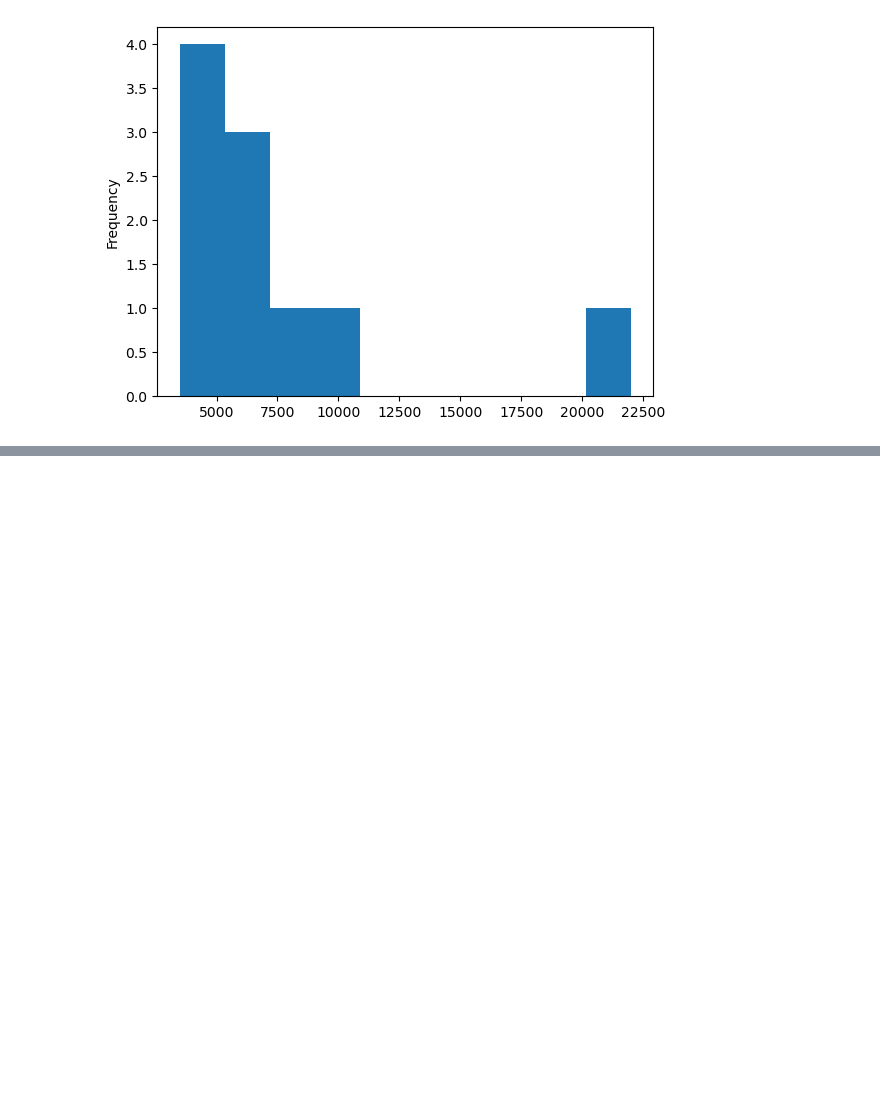
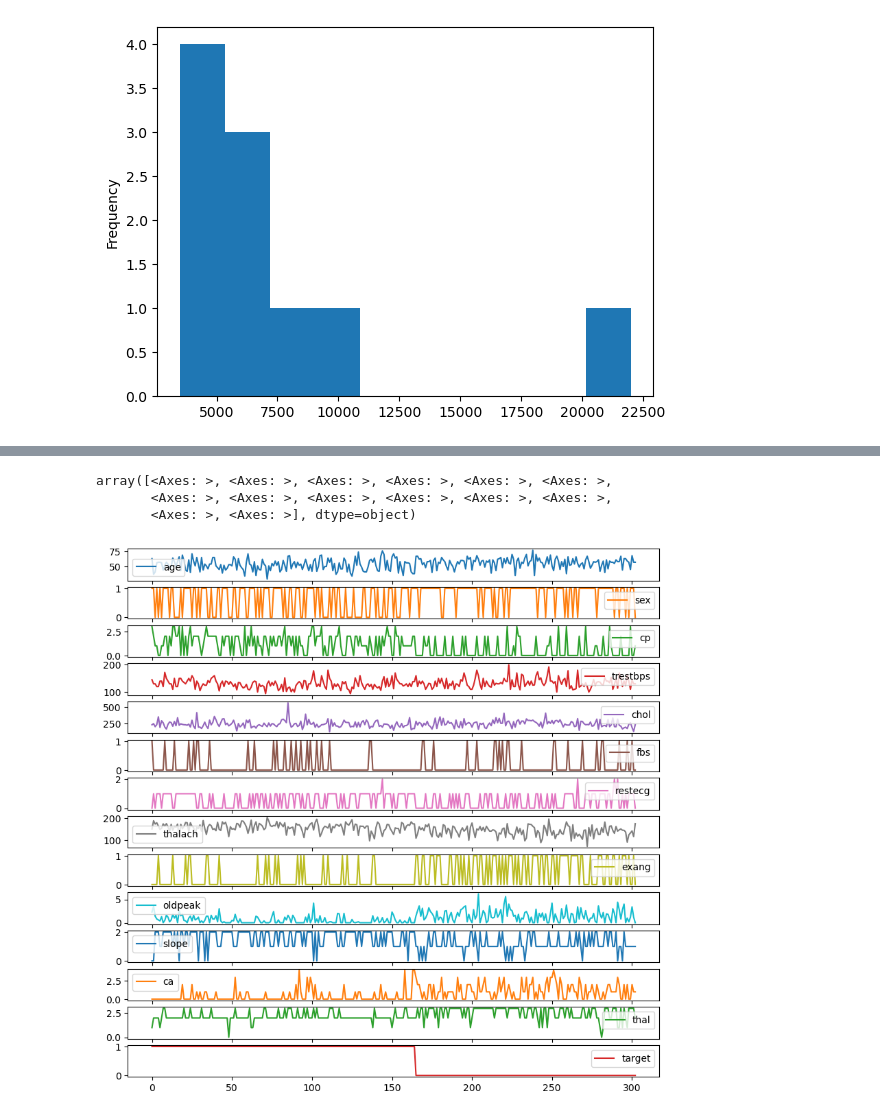
Before and after one commit to rickygrosvenor-pramanick/learn-ml, a Jupyter notebook: matplotlib/introduction-to-matplotlib.ipynb, the cells around one changed output, grey strips where cells are left out. Drawn from its saved outputs; the diff is of its cells as text; code cells hidden in the pictures; blank space fills up the shorter version.

```diff
--- a/matplotlib/introduction-to-matplotlib.ipynb
+++ b/matplotlib/introduction-to-matplotlib.ipynb
@@ -438,0 +457,7 @@ car_sales["Price"].plot.hist(bins=10);
+# %%
+heart_disease.plot(figsize=(10, 10), subplots=True)
+# %% [output]
+array([<Axes: >, <Axes: >, <Axes: >, <Axes: >, <Axes: >, <Axes: >,
+       <Axes: >, <Axes: >, <Axes: >, <Axes: >, <Axes: >, <Axes: >,
+       <Axes: >, <Axes: >], dtype=object)
+[figure, added]
```
Also changed, not shown: parts of 15 cells of this notebook, 3 other files.
